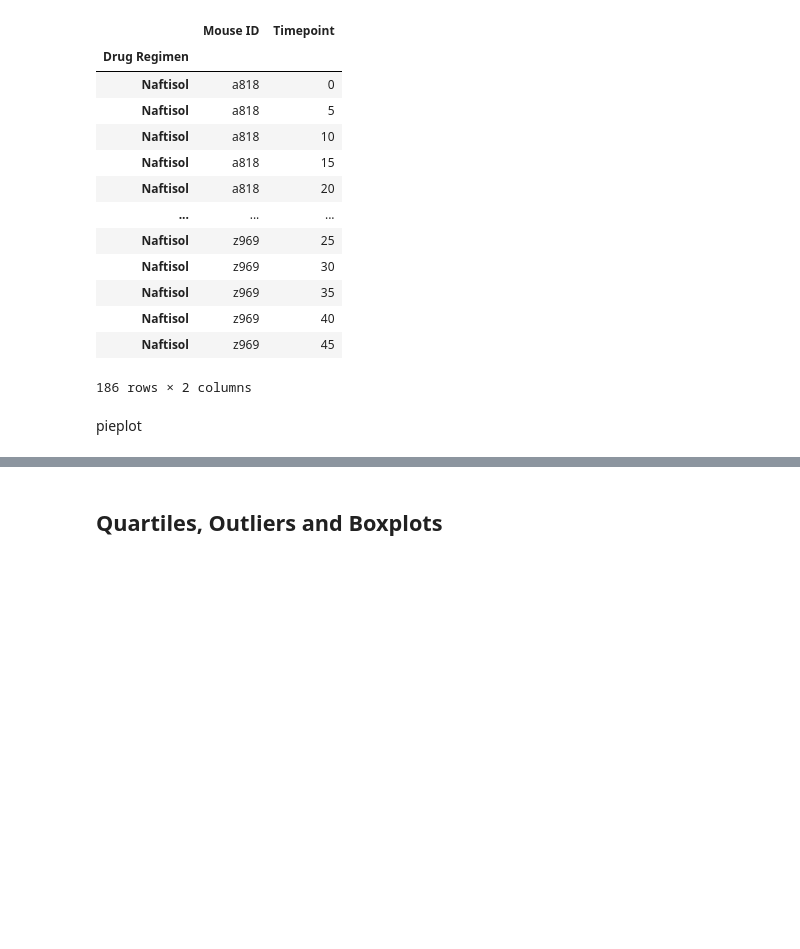
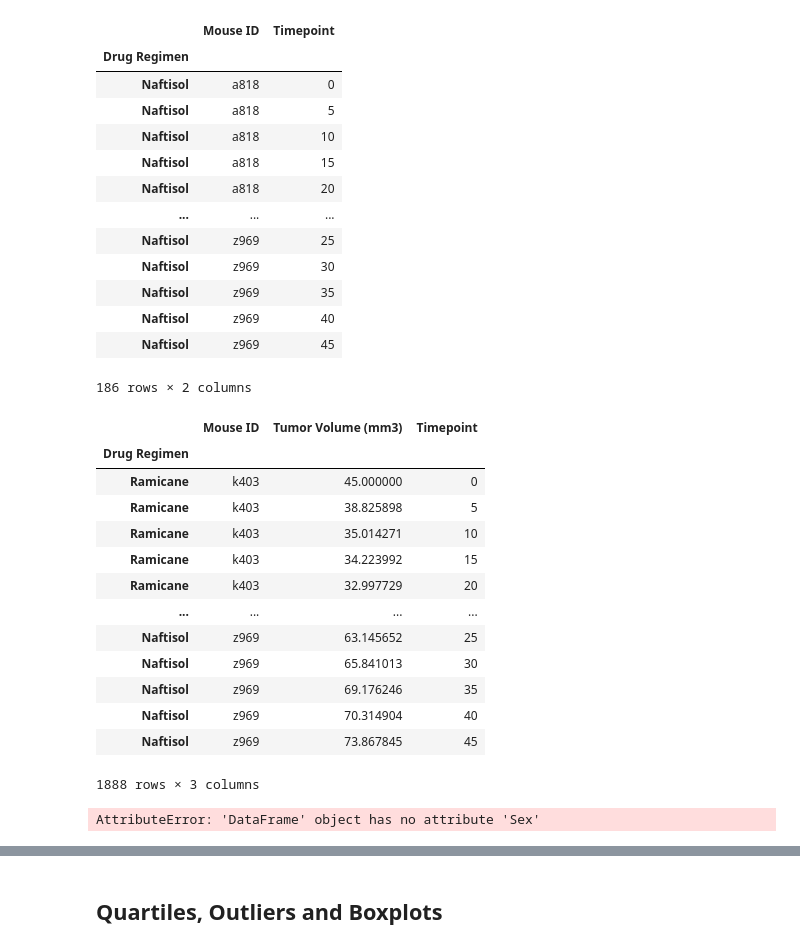
Before and after one commit to kofi-max/weekmatplotlib, a Jupyter notebook: weekmatplotlib/Pymaceuticals/homework_solution.ipynb, the cells around one changed output, grey strips where cells are left out. Cells and saved outputs as stored; diff of their text form; code cells hidden in the pictures; blank space fills up the shorter version.

```diff
--- a/weekmatplotlib/Pymaceuticals/homework_solution.ipynb
+++ b/weekmatplotlib/Pymaceuticals/homework_solution.ipynb
@@ -487,5 +489,25 @@ Naftisol_df
 # %%
 # Generate a pie plot showing the distribution of female versus male mice using Pandas
 # plot = df.plot.pie(y='mass', figsize=(5, 5)
-# %% [markdown]
-pieplot
+# %%
+df
+# %% [output]
+|  | Mouse ID | Tumor Volume (mm3) | Timepoint |
+| Drug Regimen |  |  |  |
+| Ramicane | k403 | 45.000000 | 0 |
+| Ramicane | k403 | 38.825898 | 5 |
+| Ramicane | k403 | 35.014271 | 10 |
+| Ramicane | k403 | 34.223992 | 15 |
+| Ramicane | k403 | 32.997729 | 20 |
+| ... | ... | ... | ... |
+| Naftisol | z969 | 63.145652 | 25 |
+| Naftisol | z969 | 65.841013 | 30 |
+| Naftisol | z969 | 69.176246 | 35 |
+| Naftisol | z969 | 70.314904 | 40 |
+| Naftisol | z969 | 73.867845 | 45 |
+1888 rows × 3 columns
+# %%
+data = df.Sex.value_counts()
+data
+# %% [output]
+AttributeError: 'DataFrame' object has no attribute 'Sex'
```
Also changed, not shown: parts of 44 cells of this notebook.
